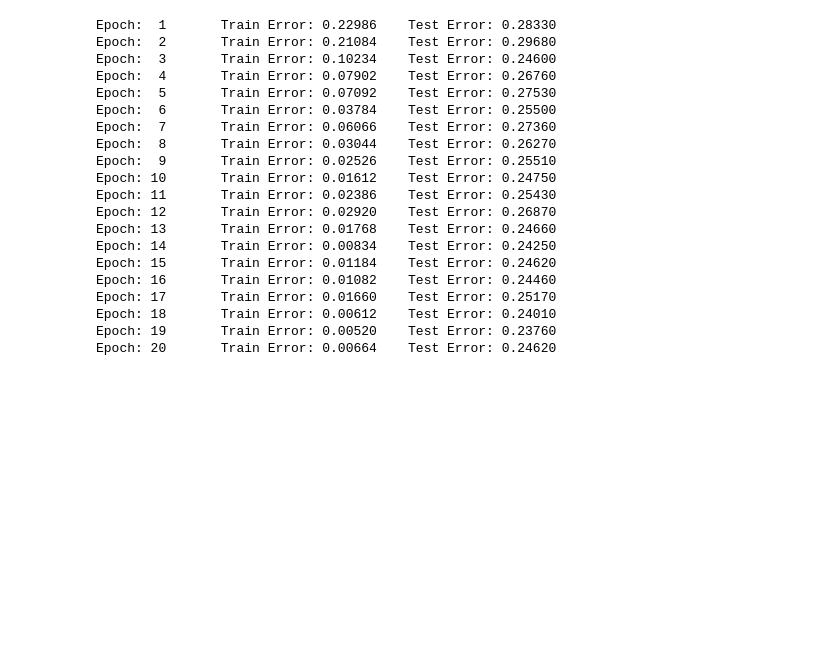
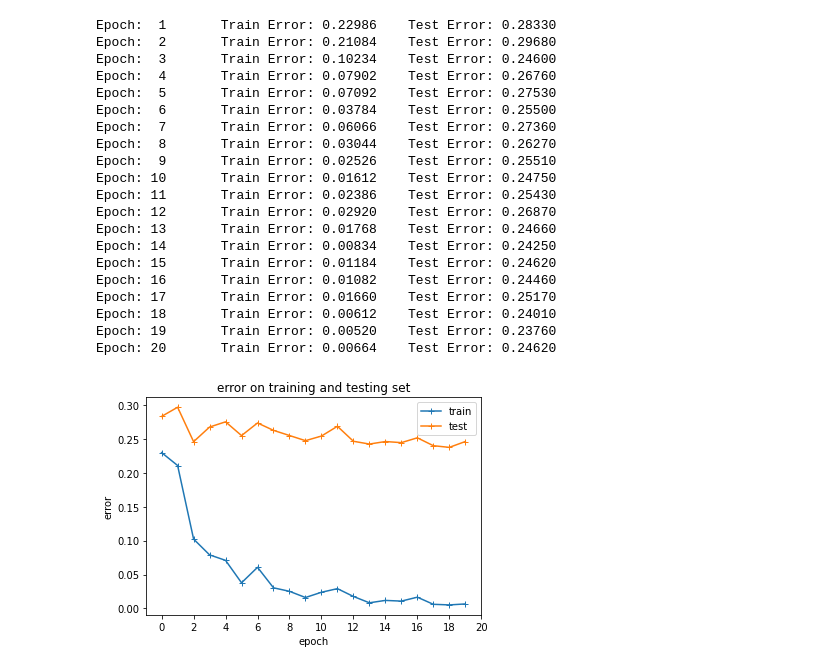
Before and after one commit to quniLcs/nndl, a Jupyter notebook: Project 2/Code/main.ipynb, the cells around one changed output. Drawn from its saved outputs; the diff is of its cells as text; code cells hidden in the pictures; blank space fills up the shorter version.

```diff
--- a/Project 2/Code/main.ipynb
+++ b/Project 2/Code/main.ipynb
@@ -684,3 +696,18 @@ Epoch: 17       Train Error: 0.01660    Test Error: 0.25170
 Epoch: 18       Train Error: 0.00612    Test Error: 0.24010
 Epoch: 19       Train Error: 0.00520    Test Error: 0.23760
 Epoch: 20       Train Error: 0.00664    Test Error: 0.24620
+# %%
+plt.plot(train_error_opt, '-+')
+plt.plot(test_error_opt, '-+')
+plt.xticks(range(0, 21, 2))
+plt.legend(['train', 'test'])
+plt.xlabel('epoch')
+plt.ylabel('error')
+plt.title('error on training and testing set')
+
+fig_file = os.path.join(root, 'figure.png')
+plt.savefig(fig_file)
+
+plt.show()
+# %% [output]
+[figure, added]
```
Also changed, not shown: parts of 1 cell of this notebook.
